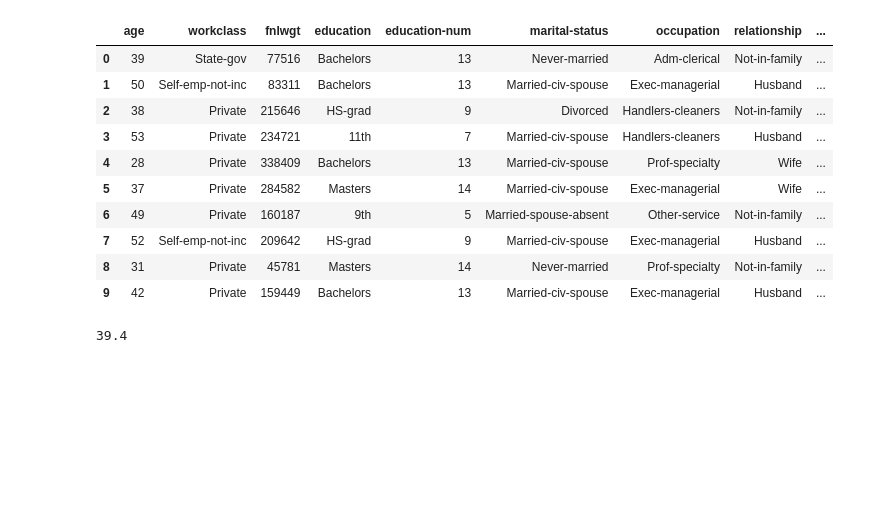
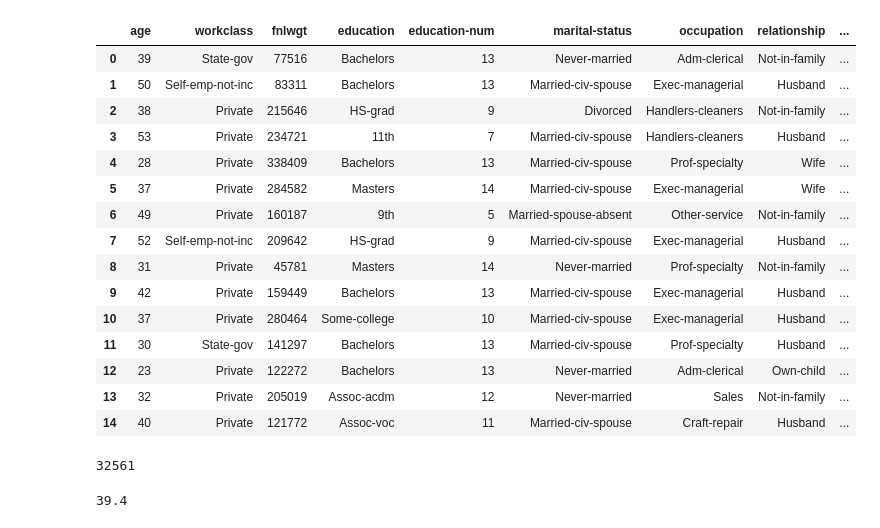
Before and after one commit to ForwardingAgent/Data_Analysis, a Jupyter notebook: 2.Demographic Data Analyzer.ipynb, the cells around one changed output. Drawn from its saved outputs; the diff is of its cells as text; code cells hidden in the pictures; blank space fills up the shorter version.

```diff
--- a/2.Demographic Data Analyzer.ipynb
+++ b/2.Demographic Data Analyzer.ipynb
@@ -3,19 +3,28 @@ import pandas as pd
 # %%
 df = pd.read_csv('/Users/nikolas/Desktop/Python/Tasks/Nm_Pd_Plt/adult.data.csv')
 # %%
-df.head(10)
+df.head(15)
 # %% [output]
 |  | age | workclass | fnlwgt | education | education-num | marital-status | occupation | relationship | ... |
 | 0 | 39 | State-gov | 77516 | Bachelors | 13 | Never-married | Adm-clerical | Not-in-family | ... |
 | 1 | 50 | Self-emp-not-inc | 83311 | Bachelors | 13 | Married-civ-spouse | Exec-managerial | Husband | ... |
 | 2 | 38 | Private | 215646 | HS-grad | 9 | Divorced | Handlers-cleaners | Not-in-family | ... |
 | 3 | 53 | Private | 234721 | 11th | 7 | Married-civ-spouse | Handlers-cleaners | Husband | ... |
 | 4 | 28 | Private | 338409 | Bachelors | 13 | Married-civ-spouse | Prof-specialty | Wife | ... |
 | 5 | 37 | Private | 284582 | Masters | 14 | Married-civ-spouse | Exec-managerial | Wife | ... |
 | 6 | 49 | Private | 160187 | 9th | 5 | Married-spouse-absent | Other-service | Not-in-family | ... |
 | 7 | 52 | Self-emp-not-inc | 209642 | HS-grad | 9 | Married-civ-spouse | Exec-managerial | Husband | ... |
 | 8 | 31 | Private | 45781 | Masters | 14 | Never-married | Prof-specialty | Not-in-family | ... |
 | 9 | 42 | Private | 159449 | Bachelors | 13 | Married-civ-spouse | Exec-managerial | Husband | ... |
+| 10 | 37 | Private | 280464 | Some-college | 10 | Married-civ-spouse | Exec-managerial | Husband | ... |
+| 11 | 30 | State-gov | 141297 | Bachelors | 13 | Married-civ-spouse | Prof-specialty | Husband | ... |
+| 12 | 23 | Private | 122272 | Bachelors | 13 | Never-married | Adm-clerical | Own-child | ... |
+| 13 | 32 | Private | 205019 | Assoc-acdm | 12 | Never-married | Sales | Not-in-family | ... |
+| 14 | 40 | Private | 121772 | Assoc-voc | 11 | Married-civ-spouse | Craft-repair | Husband | ... |
+# %%
+len(df)
+# %% [output]
+32561
 # %%
 # What is the average age of men?
 # %%
```
Also changed, not shown: parts of 17 cells of this notebook.
